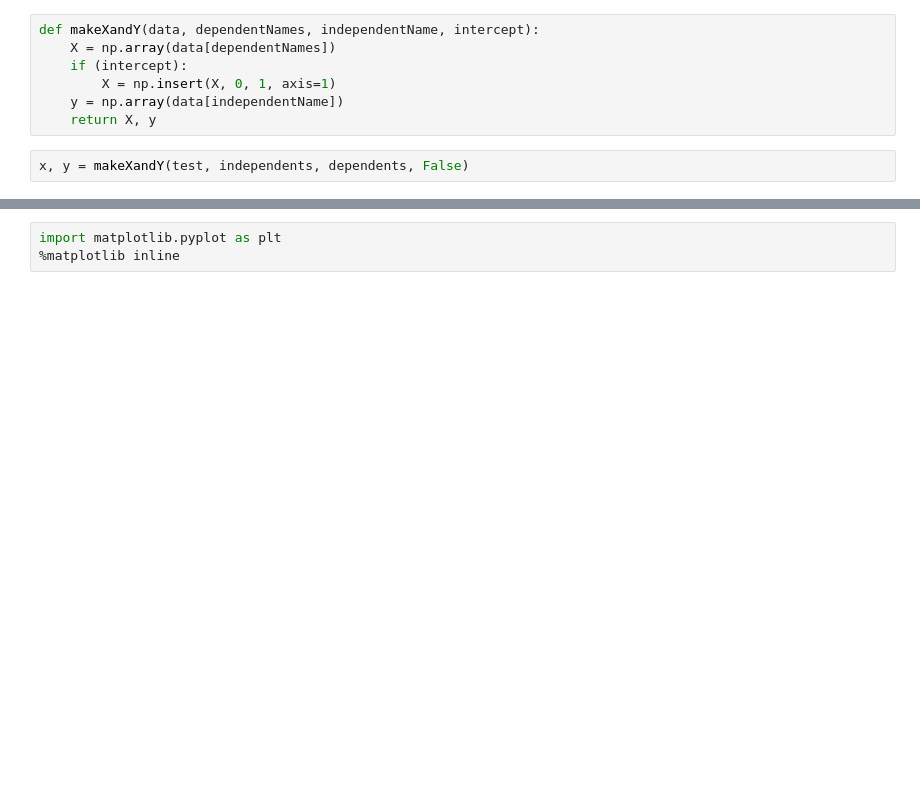
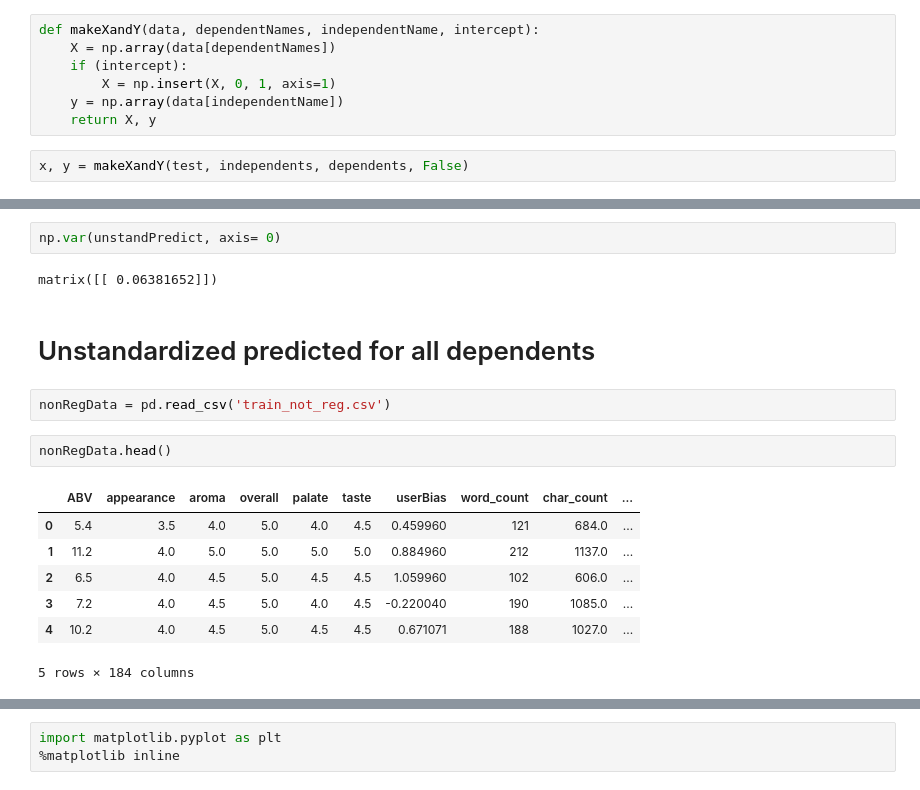
Before and after one commit to jameslabundis/data-401-project-2, a Jupyter notebook: testingNeural.ipynb, the cells around one changed output, grey strips where cells are left out. Drawn from its saved outputs; the diff is of its cells as text; blank space fills up the shorter version.

Commit message:
Added unstandardized results

```diff
--- a/testingNeural.ipynb
+++ b/testingNeural.ipynb
@@ -368,0 +385,18 @@ matrix([[ 0.66339757,  0.7132823 ,  0.97382122,  0.73408313,  0.8735975 ]])
+# %%
+np.var(unstandPredict, axis= 0)
+# %% [output]
+matrix([[ 0.06381652]])
+# %% [markdown]
+# Unstandardized predicted for all dependents
+# %%
+nonRegData = pd.read_csv('train_not_reg.csv')
+# %%
+nonRegData.head()
+# %% [output]
+|  | ABV | appearance | aroma | overall | palate | taste | userBias | word_count | char_count | ... |
+| 0 | 5.4 | 3.5 | 4.0 | 5.0 | 4.0 | 4.5 | 0.459960 | 121 | 684.0 | ... |
+| 1 | 11.2 | 4.0 | 5.0 | 5.0 | 5.0 | 5.0 | 0.884960 | 212 | 1137.0 | ... |
+| 2 | 6.5 | 4.0 | 4.5 | 5.0 | 4.5 | 4.5 | 1.059960 | 102 | 606.0 | ... |
+| 3 | 7.2 | 4.0 | 4.5 | 5.0 | 4.0 | 4.5 | -0.220040 | 190 | 1085.0 | ... |
+| 4 | 10.2 | 4.0 | 4.5 | 5.0 | 4.5 | 4.5 | 0.671071 | 188 | 1027.0 | ... |
+5 rows × 184 columns
```
Also changed, not shown: parts of 33 cells of this notebook, 1 other file.
